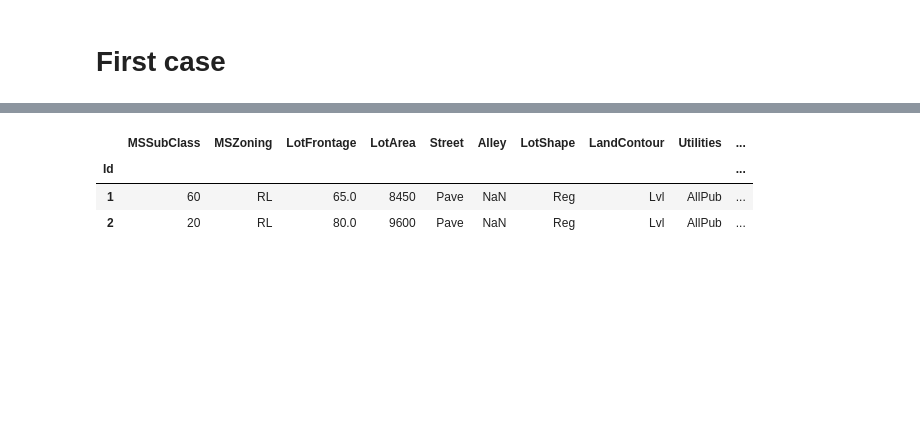
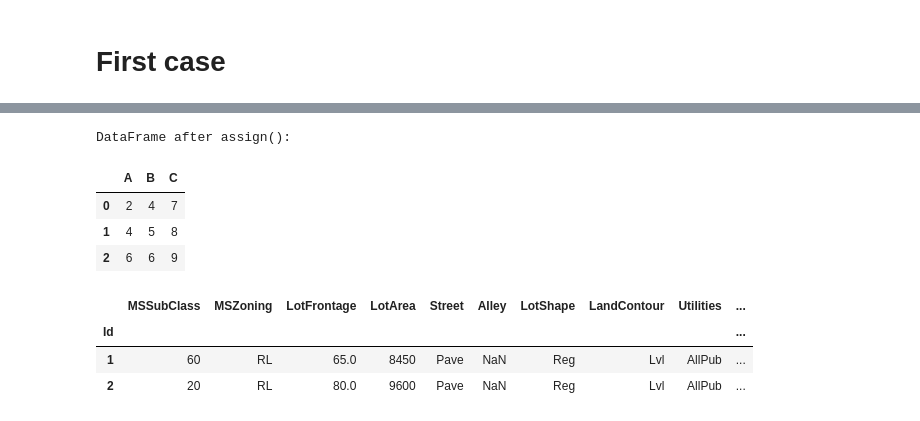
Before and after one commit to lohraspco/data-science, a Jupyter notebook: interview/pythonprep_data_science.ipynb, the cells around one changed output, grey strips where cells are left out. Saved outputs shown, nothing was run; the diff lists cells and outputs as text; code cells hidden in the pictures; blank space fills up the shorter version.

```diff
--- a/interview/pythonprep_data_science.ipynb
+++ b/interview/pythonprep_data_science.ipynb
@@ -6,0 +46,4 @@ import matplotlib.pyplot as plt
+# %%
+df1 = pd.DataFrame({'A': [1, 2, 3], 'B': [4, 5, 6]})
+print("Original DataFrame:")
+df1
@@ -7,3 +56,14 @@ import matplotlib.pyplot as plt
+# %%
+# Create a new column 'C' and modify 'A'
+new_df = df1.assign(C=[7, 8, 9], A=lambda x: x['A'] * 2)
+print("\nDataFrame after assign():")
+new_df
+# %% [output]
+DataFrame after assign():
+|  | A | B | C |
+| 0 | 2 | 4 | 7 |
+| 1 | 4 | 5 | 8 |
+| 2 | 6 | 6 | 9 |
 # %%
 
 df = pd.read_csv("data/house-prices/train.csv", index_col=0)
```
Also changed, not shown: parts of 7 cells of this notebook, 12 other files.
